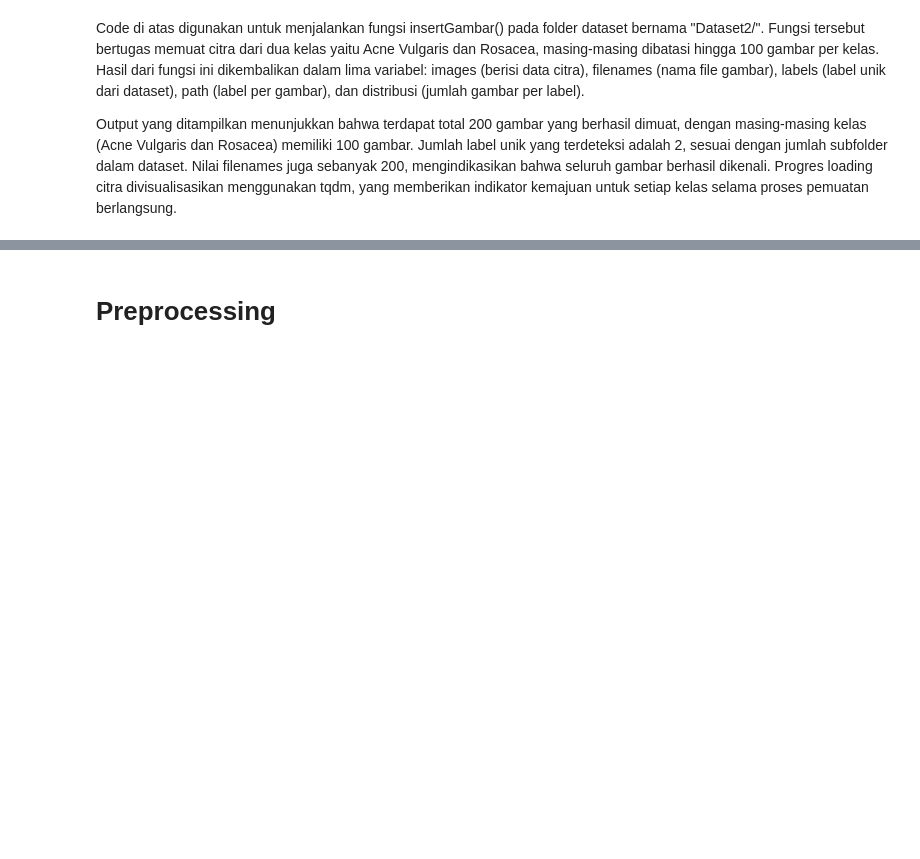
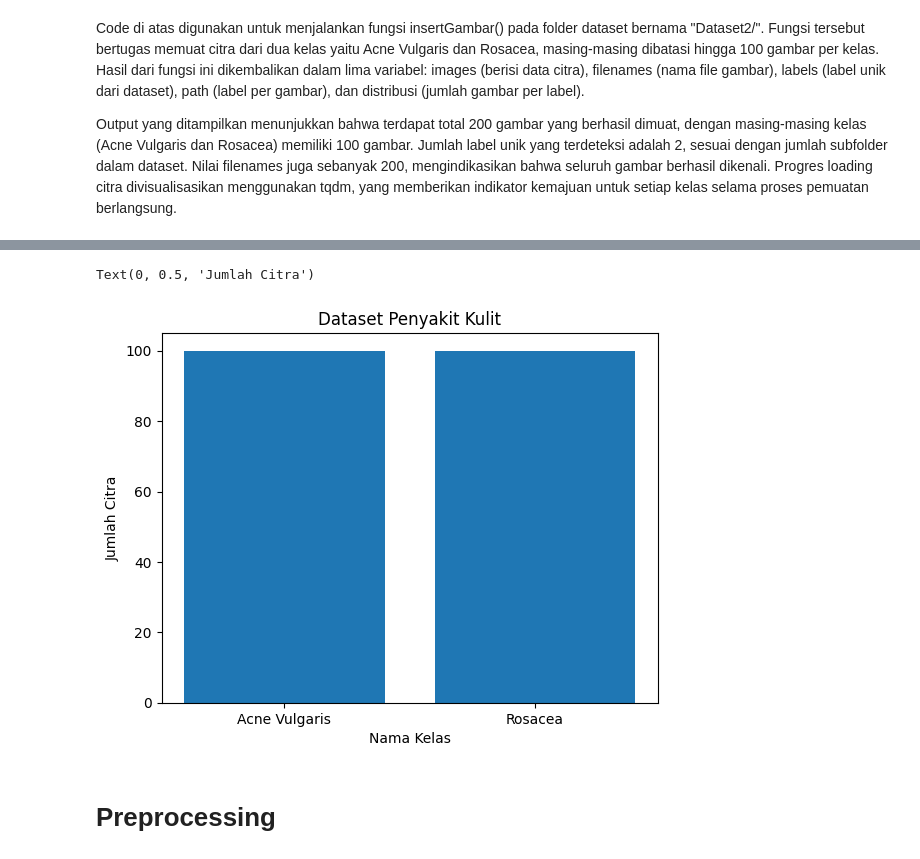
Before and after one commit to liamsimp1/Project-PCD-11, a Jupyter notebook: percobaan2.ipynb, the cells around one changed output, grey strips where cells are left out. Saved outputs shown, nothing was run; the diff lists cells and outputs as text; code cells hidden in the pictures; blank space fills up the shorter version.

```diff
--- a/percobaan2.ipynb
+++ b/percobaan2.ipynb
@@ -74,3 +85,14 @@ Output yang ditampilkan menunjukkan bahwa terdapat total 200 gambar yang berhasi
+# %%
+label = list(distribusi.keys())
+jumlah = list(distribusi.values())
+
+plt.bar(label, jumlah)
+plt.title("Dataset Penyakit Kulit")
+plt.xlabel("Nama Kelas")
+plt.ylabel("Jumlah Citra")
+# %% [output]
+Text(0, 0.5, 'Jumlah Citra')
+[figure, added]
 # %% [markdown]
 <h1>Preprocessing</h1>
 # %%
```
Also changed, not shown: parts of 3 cells of this notebook, 7 other files.
